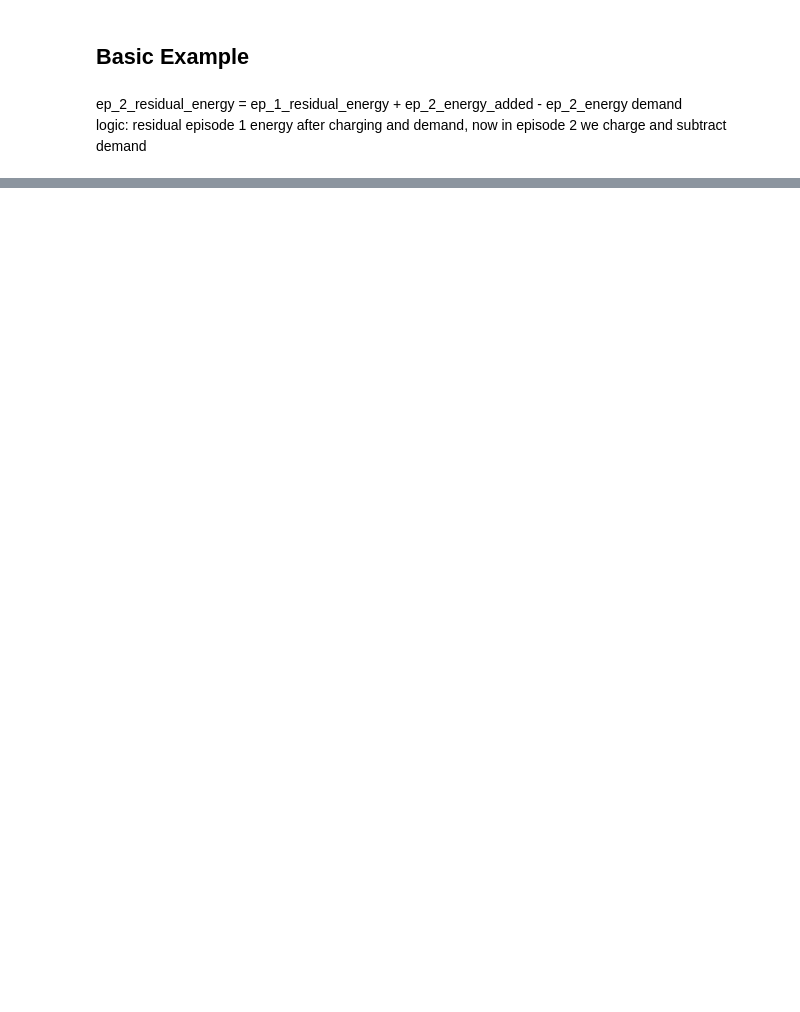
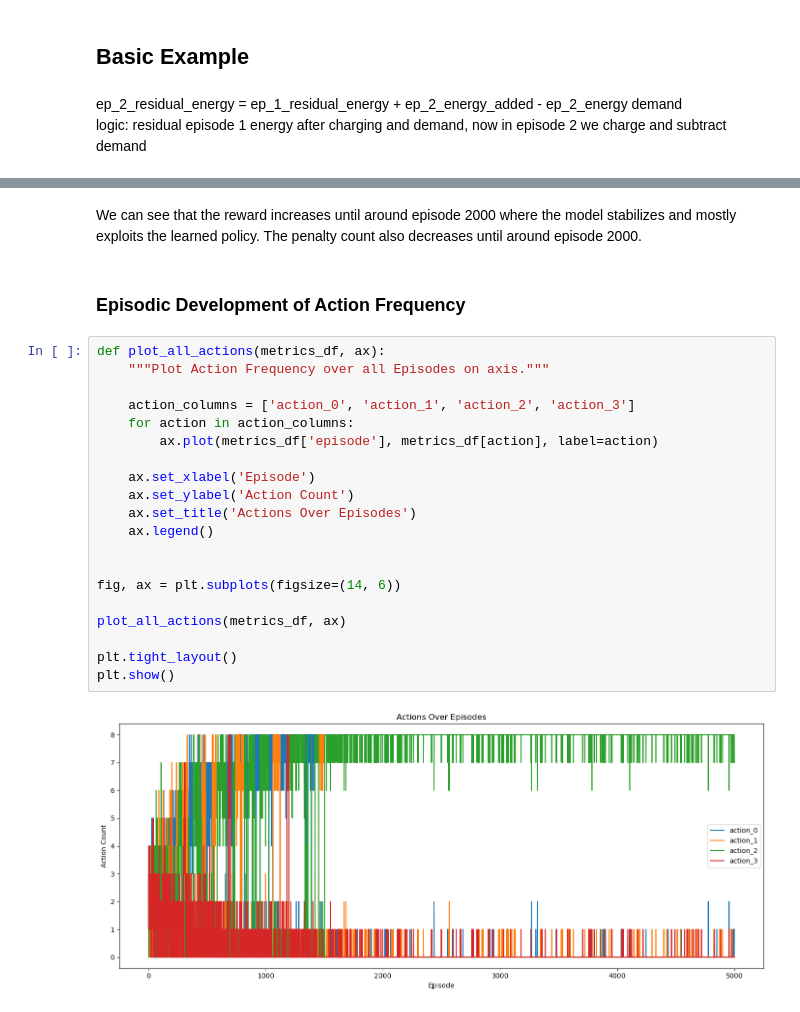
Before and after one commit to smolinde/Duracell_AAA_2024, a Jupyter notebook: Notebooks/Reinforcement_Learning.ipynb, the cells around one changed output, grey strips where cells are left out. Cells and saved outputs as stored; diff of their text form; blank space fills up the shorter version.

```diff
--- a/Notebooks/Reinforcement_Learning.ipynb
+++ b/Notebooks/Reinforcement_Learning.ipynb
@@ -202,0 +425,26 @@ Episode 2: {'action_frequency': array([0., 0., 8., 0.]), 'actions_per_time_slot'
+# %% [markdown]
+We can see that the reward increases until around episode 2000 where the model stabilizes and mostly exploits the learned policy. The penalty count also decreases until around episode 2000.
+# %% [markdown]
+### Episodic Development of Action Frequency
+# %%
+def plot_all_actions(metrics_df, ax):
+    """Plot Action Frequency over all Episodes on axis."""
+
+    action_columns = ['action_0', 'action_1', 'action_2', 'action_3']
+    for action in action_columns:
+        ax.plot(metrics_df['episode'], metrics_df[action], label=action)
+
+    ax.set_xlabel('Episode')
+    ax.set_ylabel('Action Count')
+    ax.set_title('Actions Over Episodes')
+    ax.legend()
+
+
+fig, ax = plt.subplots(figsize=(14, 6))
+
+plot_all_actions(metrics_df, ax)
+
+plt.tight_layout()
+plt.show()
+# %% [output]
+[figure, added]
```
Also changed, not shown: parts of 21 cells of this notebook.
